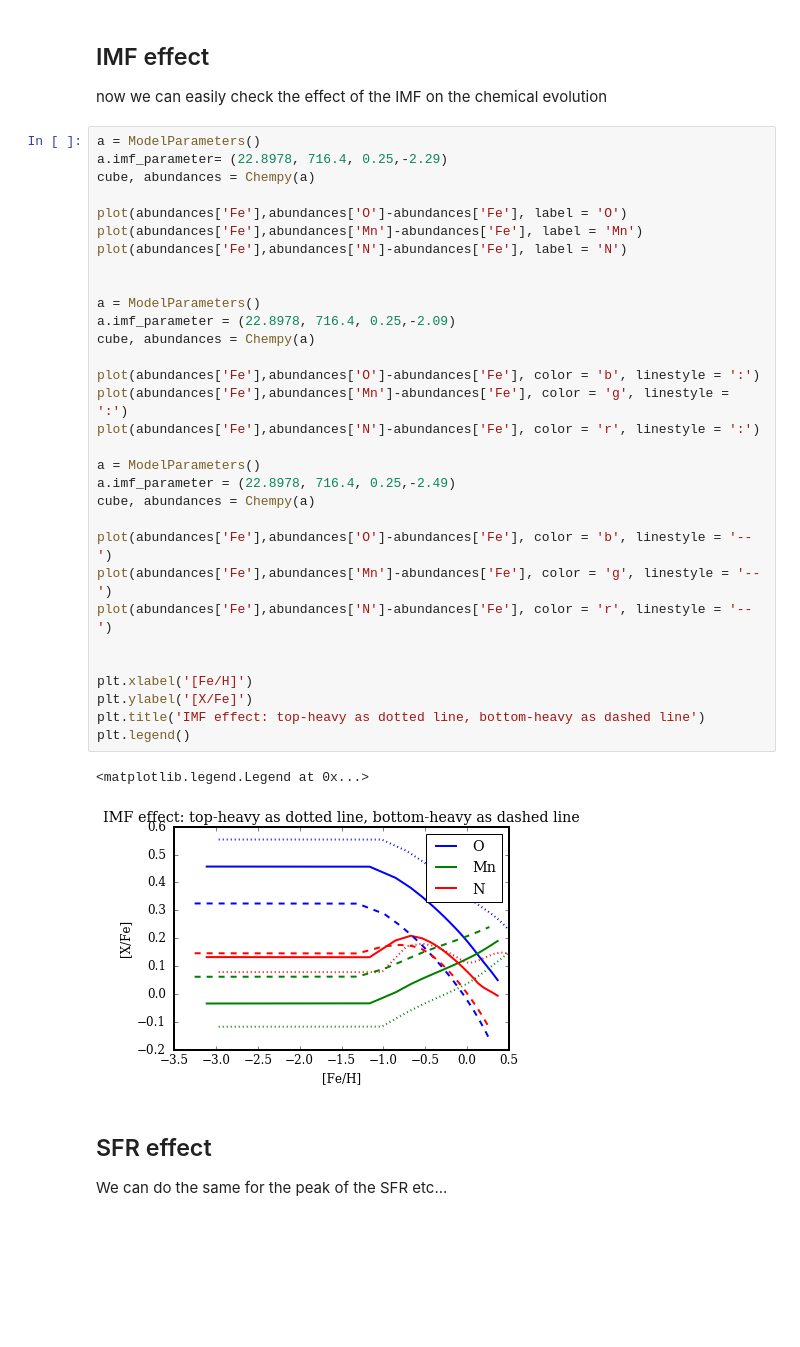
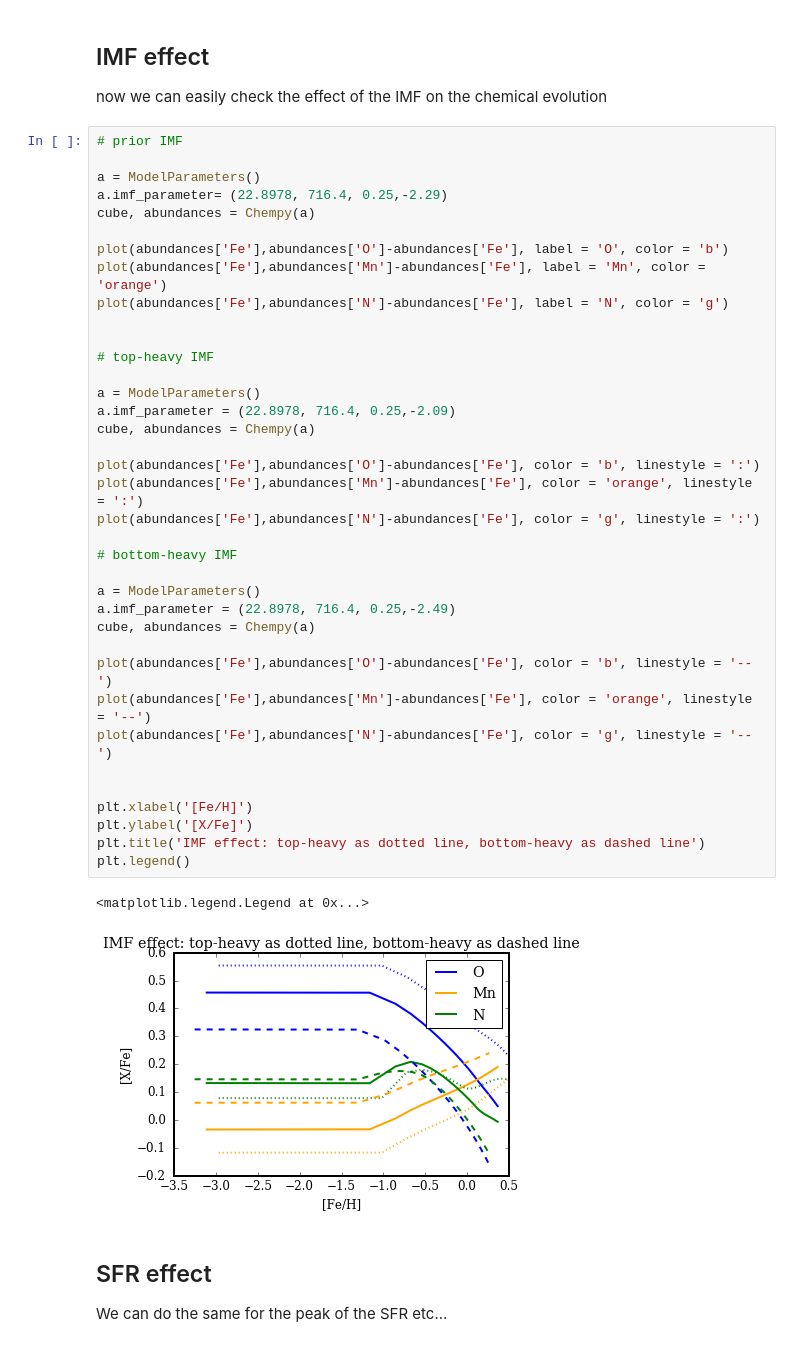
Before and after one commit to jan-rybizki/Chempy, a Jupyter notebook: tutorials/5-Chempy_function.ipynb, the cells around one changed output. Drawn from its saved outputs; the diff is of its cells as text; blank space fills up the shorter version.

```diff
--- a/tutorials/5-Chempy_function.ipynb
+++ b/tutorials/5-Chempy_function.ipynb
@@ -158,39 +203,45 @@ plt.legend()
 ## IMF effect
 now we can easily check the effect of the IMF on the chemical evolution
 # %%
+# prior IMF
+
 a = ModelParameters()
 a.imf_parameter= (22.8978, 716.4, 0.25,-2.29)
 cube, abundances = Chempy(a)
 
-plot(abundances['Fe'],abundances['O']-abundances['Fe'], label = 'O')
-plot(abundances['Fe'],abundances['Mn']-abundances['Fe'], label = 'Mn')
-plot(abundances['Fe'],abundances['N']-abundances['Fe'], label = 'N')
+plot(abundances['Fe'],abundances['O']-abundances['Fe'], label = 'O', color = 'b')
+plot(abundances['Fe'],abundances['Mn']-abundances['Fe'], label = 'Mn', color = 'orange')
+plot(abundances['Fe'],abundances['N']-abundances['Fe'], label = 'N', color = 'g')
 
+
+# top-heavy IMF
 
 a = ModelParameters()
 a.imf_parameter = (22.8978, 716.4, 0.25,-2.09)
 cube, abundances = Chempy(a)
 
 plot(abundances['Fe'],abundances['O']-abundances['Fe'], color = 'b', linestyle = ':')
-plot(abundances['Fe'],abundances['Mn']-abundances['Fe'], color = 'g', linestyle = ':')
-plot(abundances['Fe'],abundances['N']-abundances['Fe'], color = 'r', linestyle = ':')
+plot(abundances['Fe'],abundances['Mn']-abundances['Fe'], color = 'orange', linestyle = ':')
+plot(abundances['Fe'],abundances['N']-abundances['Fe'], color = 'g', linestyle = ':')
+
+# bottom-heavy IMF
 
 a = ModelParameters()
 a.imf_parameter = (22.8978, 716.4, 0.25,-2.49)
 cube, abundances = Chempy(a)
 
 plot(abundances['Fe'],abundances['O']-abundances['Fe'], color = 'b', linestyle = '--')
-plot(abundances['Fe'],abundances['Mn']-abundances['Fe'], color = 'g', linestyle = '--')
-plot(abundances['Fe'],abundances['N']-abundances['Fe'], color = 'r', linestyle = '--')
+plot(abundances['Fe'],abundances['Mn']-abundances['Fe'], color = 'orange', linestyle = '--')
+plot(abundances['Fe'],abundances['N']-abundances['Fe'], color = 'g', linestyle = '--')
 
 
 plt.xlabel('[Fe/H]')
 plt.ylabel('[X/Fe]')
 plt.title('IMF effect: top-heavy as dotted line, bottom-heavy as dashed line')
 plt.legend()
 # %% [output]
 <matplotlib.legend.Legend at 0x...>
-[figure, old version]
+[figure, new version]
 # %% [markdown]
 ## SFR effect
 We can do the same for the peak of the SFR etc...
```
Also changed, not shown: parts of 17 cells of this notebook, 3 other files.
